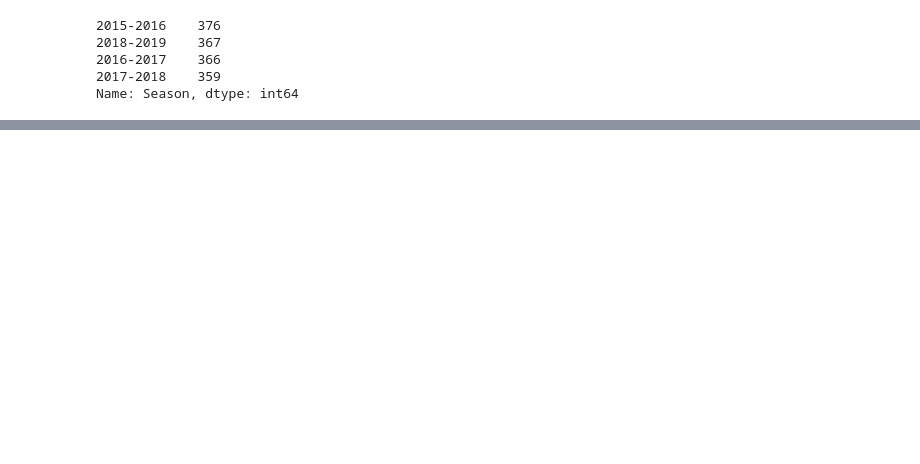
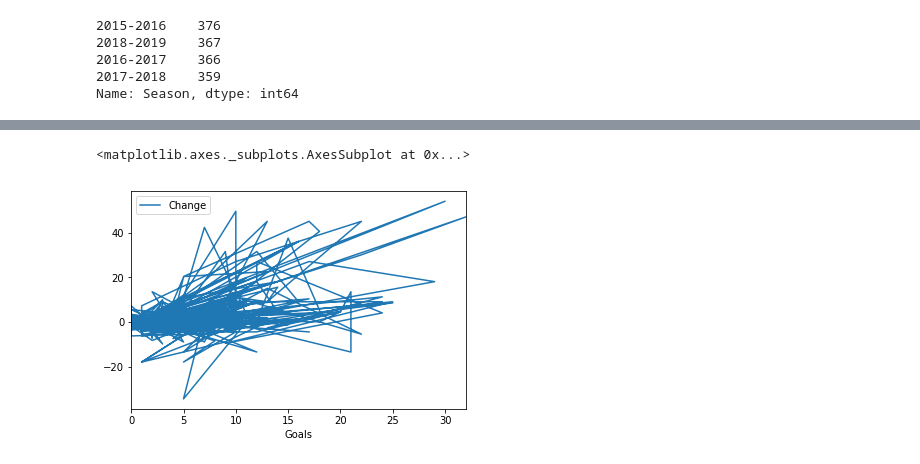
Before and after one commit to Femi-Ogunkola/EPL, a Jupyter notebook: EPL Data Analysis.ipynb, the cells around one changed output, grey strips where cells are left out. Drawn from its saved outputs; the diff is of its cells as text; code cells hidden in the pictures; blank space fills up the shorter version.

```diff
--- a/EPL Data Analysis.ipynb
+++ b/EPL Data Analysis.ipynb
@@ -122,0 +85,7 @@ Name: Squad, dtype: int64
+# %%
+epl.sort_values(by='Position', axis=0, inplace=True)
+# set the index to be this and don't drop
+# get a list of names
+names=epl['Position'].unique().tolist()
+# now we can perform a lookup on a 'view' of the dataframe
+Fwd = epl.loc[epl.Position==3]
@@ -122,0 +112,9 @@ Name: Squad, dtype: int64
+# %%
+def change_in_price(df):
+    df_new =(df['Market Value']-df['Previous Market Value'])/1000000
+    return df_new
+# %%
+a = change_in_price(Fwd)
+# %%
+df2 = Fwd.assign(Change = a)
+df2
@@ -122,0 +140,5 @@ Name: Squad, dtype: int64
+# %%
+df2.plot(x='Goals', y='Change')
+# %% [output]
+<matplotlib.axes._subplots.AxesSubplot at 0x...>
+[figure, added]
```
Also changed, not shown: parts of 10 cells of this notebook.
